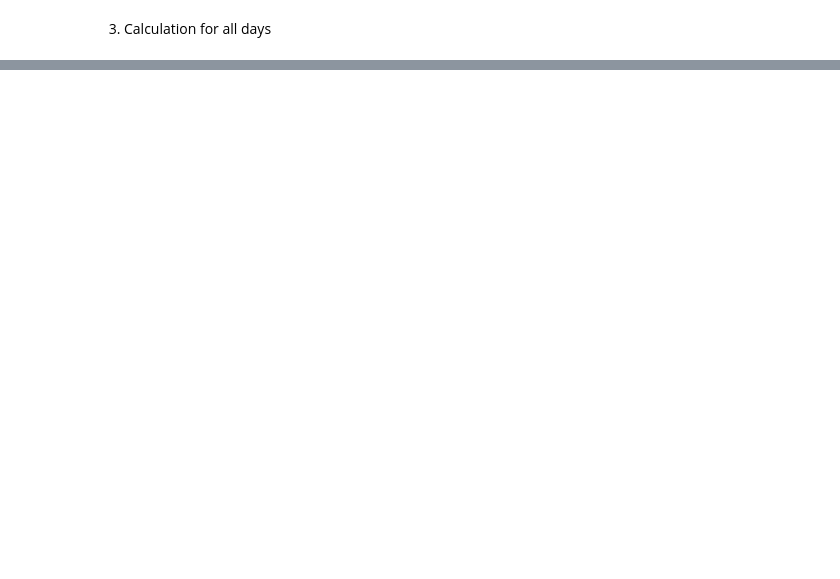
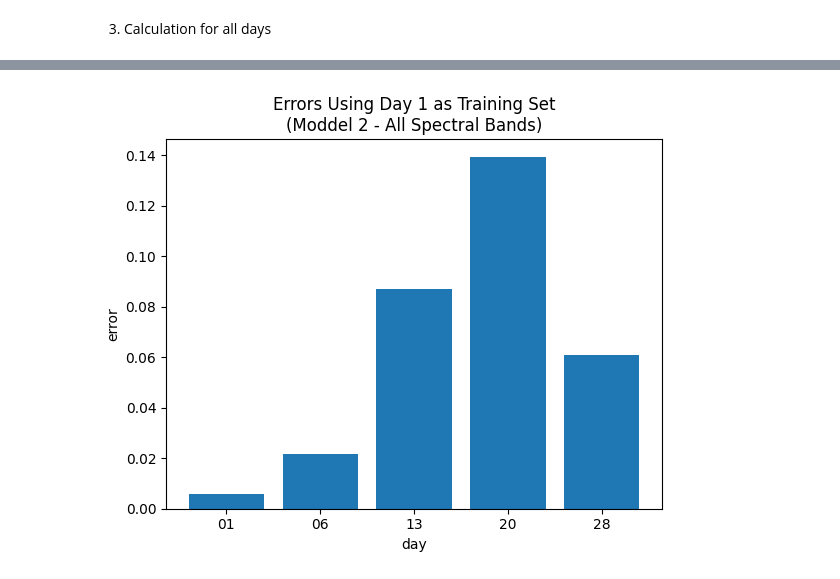
Before and after one commit to KeremOzemre/Salami, a Jupyter notebook: salami_exercise.ipynb, the cells around one changed output, grey strips where cells are left out. Saved outputs shown, nothing was run; the diff lists cells and outputs as text; code cells hidden in the pictures; blank space fills up the shorter version.

```diff
--- a/salami_exercise.ipynb
+++ b/salami_exercise.ipynb
@@ -180,0 +235,8 @@ plt.show()
+# %%
+plt.bar(days, errors_model_2)
+plt.title(f"Errors Using Day 1 as Training Set\n(Moddel 2 - All Spectral Bands)")
+plt.xlabel("day")
+plt.ylabel("error")
+plt.show()
+# %% [output]
+[figure, added]
```
Also changed, not shown: parts of 8 cells of this notebook.
